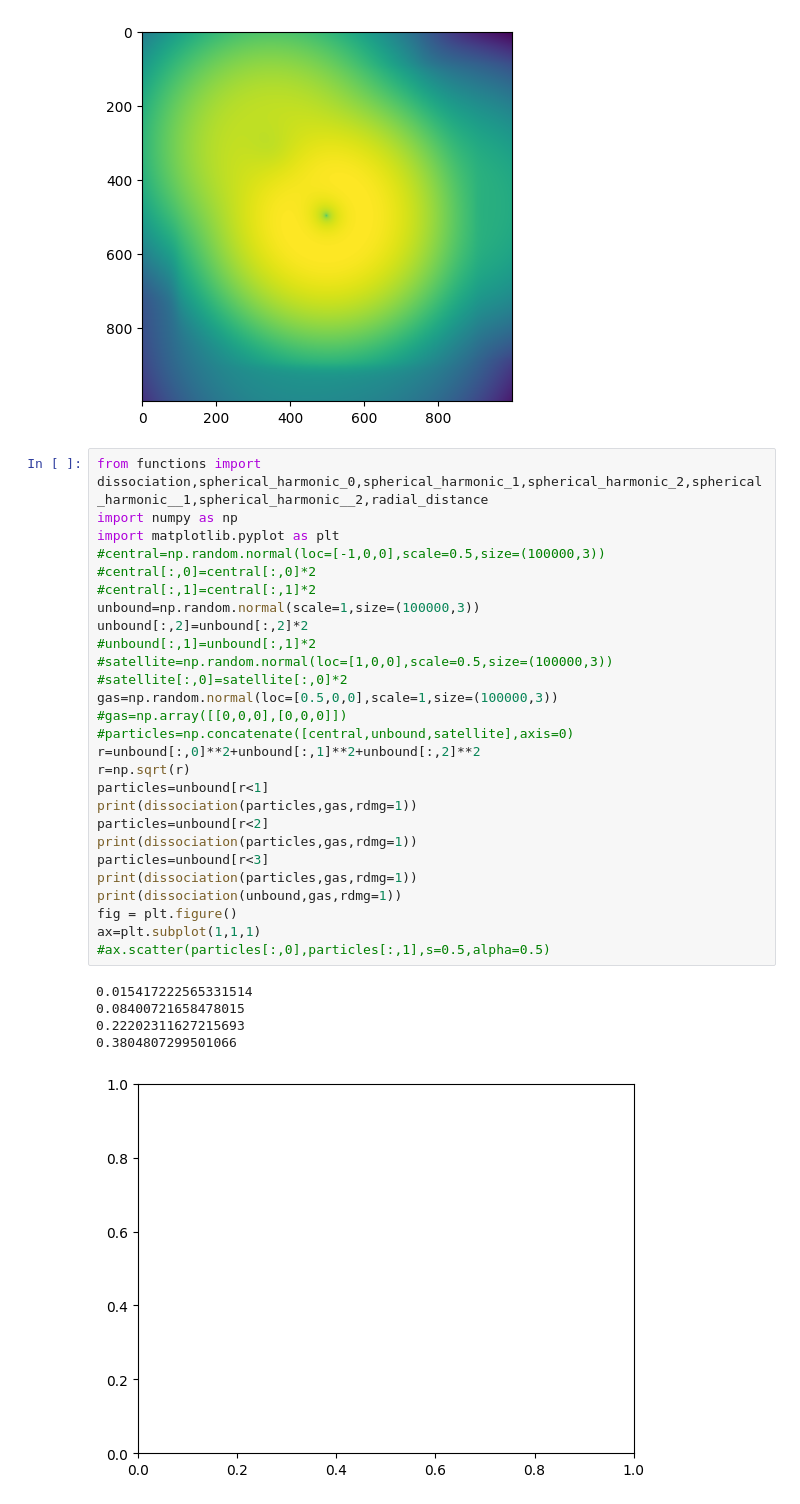
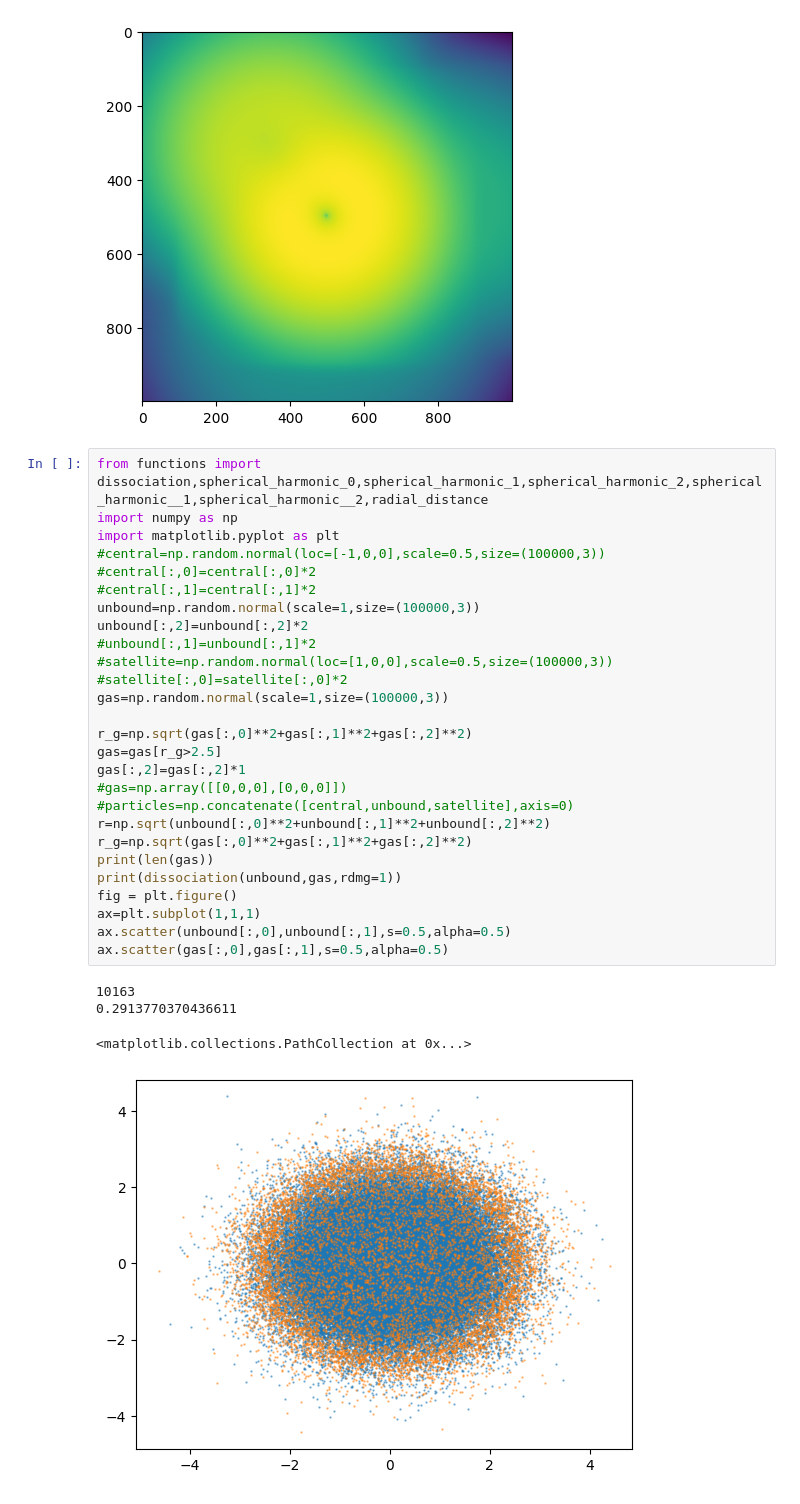
Before and after one commit to yjqqyjq/code, a Jupyter notebook: gaussian_grad.ipynb, the cells around one changed output. Saved outputs shown, nothing was run; the diff lists cells and outputs as text.

```diff
--- a/gaussian_grad.ipynb
+++ b/gaussian_grad.ipynb
@@ -29,34 +29,33 @@ plt.imshow(np.log10(img_smooth))
 # %%
 from functions import dissociation,spherical_harmonic_0,spherical_harmonic_1,spherical_harmonic_2,spherical_harmonic__1,spherical_harmonic__2,radial_distance
 import numpy as np
 import matplotlib.pyplot as plt
 #central=np.random.normal(loc=[-1,0,0],scale=0.5,size=(100000,3))
 #central[:,0]=central[:,0]*2
 #central[:,1]=central[:,1]*2
 unbound=np.random.normal(scale=1,size=(100000,3))
 unbound[:,2]=unbound[:,2]*2
 #unbound[:,1]=unbound[:,1]*2
 #satellite=np.random.normal(loc=[1,0,0],scale=0.5,size=(100000,3))
 #satellite[:,0]=satellite[:,0]*2
-gas=np.random.normal(loc=[0.5,0,0],scale=1,size=(100000,3))
+gas=np.random.normal(scale=1,size=(100000,3))
+
+r_g=np.sqrt(gas[:,0]**2+gas[:,1]**2+gas[:,2]**2)
+gas=gas[r_g>2.5]
+gas[:,2]=gas[:,2]*1
 #gas=np.array([[0,0,0],[0,0,0]])
 #particles=np.concatenate([central,unbound,satellite],axis=0)
-r=unbound[:,0]**2+unbound[:,1]**2+unbound[:,2]**2
-r=np.sqrt(r)
-particles=unbound[r<1]
-print(dissociation(particles,gas,rdmg=1))
-particles=unbound[r<2]
-print(dissociation(particles,gas,rdmg=1))
-particles=unbound[r<3]
-print(dissociation(particles,gas,rdmg=1))
+r=np.sqrt(unbound[:,0]**2+unbound[:,1]**2+unbound[:,2]**2)
+r_g=np.sqrt(gas[:,0]**2+gas[:,1]**2+gas[:,2]**2)
+print(len(gas))
 print(dissociation(unbound,gas,rdmg=1))
 fig = plt.figure()
 ax=plt.subplot(1,1,1)
-#ax.scatter(particles[:,0],particles[:,1],s=0.5,alpha=0.5)
+ax.scatter(unbound[:,0],unbound[:,1],s=0.5,alpha=0.5)
+ax.scatter(gas[:,0],gas[:,1],s=0.5,alpha=0.5)
 # %% [output]
-0.015417222565331514
-0.08400721658478015
-0.22202311627215693
-0.3804807299501066
+10163
+0.2913770370436611
+<matplotlib.collections.PathCollection at 0x...>
-[figure, old version]
+[figure, new version]
 # %%
```
Also changed, not shown: parts of 2 cells of this notebook, 19 other files.
